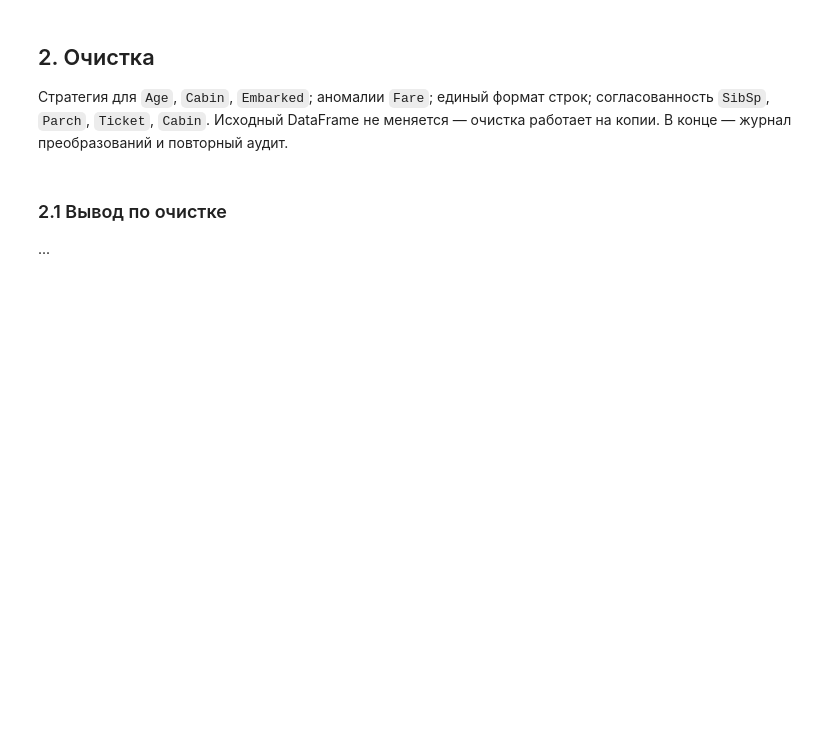
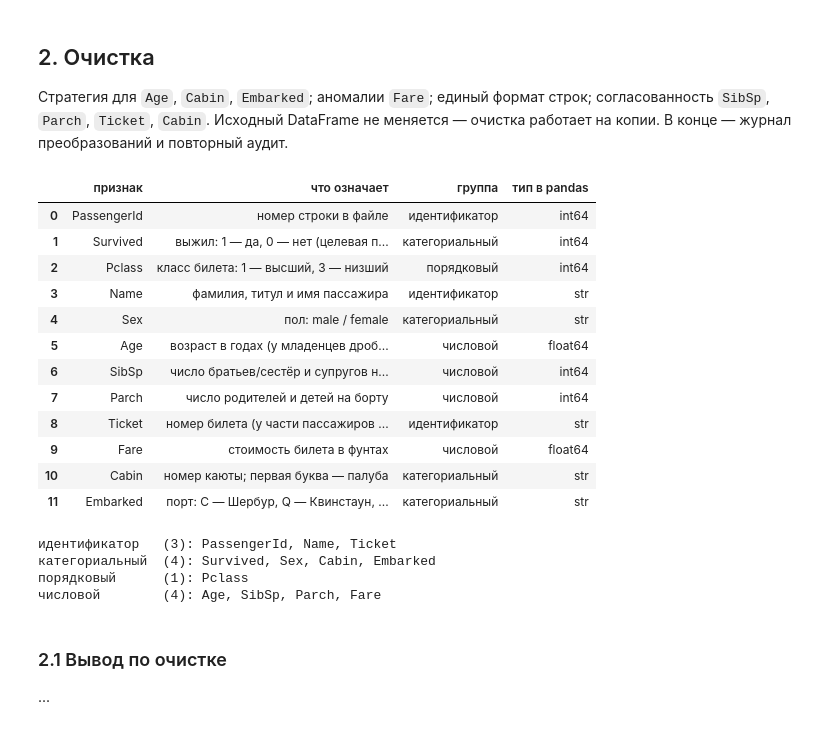
Before and after one commit to Kruiser1917/titanic-eda, a Jupyter notebook: titanic_eda.ipynb, the cells around one changed output. Saved outputs shown, nothing was run; the diff lists cells and outputs as text; code cells hidden in the pictures; blank space fills up the shorter version.

```diff
--- a/titanic_eda.ipynb
+++ b/titanic_eda.ipynb
@@ -70,3 +106,48 @@ _Что ожидаю увидеть, до расчётов:_
+# %%
+# блок 2
+data_dictionary = pd.DataFrame(
+    [
+        ("PassengerId", "номер строки в файле", "идентификатор"),
+        ("Survived", "выжил: 1 — да, 0 — нет (целевая переменная)", "категориальный"),
+        ("Pclass", "класс билета: 1 — высший, 3 — низший", "порядковый"),
+        ("Name", "фамилия, титул и имя пассажира", "идентификатор"),
+        ("Sex", "пол: male / female", "категориальный"),
+        ("Age", "возраст в годах (у младенцев дробный)", "числовой"),
+        ("SibSp", "число братьев/сестёр и супругов на борту", "числовой"),
+        ("Parch", "число родителей и детей на борту", "числовой"),
+        ("Ticket", "номер билета (у части пассажиров общий)", "идентификатор"),
+        ("Fare", "стоимость билета в фунтах", "числовой"),
+        ("Cabin", "номер каюты; первая буква — палуба", "категориальный"),
+        ("Embarked", "порт: C — Шербур, Q — Квинстаун, S — Саутгемптон", "категориальный"),
+    ],
+    columns=["признак", "что означает", "группа"],
+)
+assert list(data_dictionary["признак"]) == list(df_raw.columns), "словарь не совпадает со столбцами"
+data_dictionary["тип в pandas"] = data_dictionary["признак"].map(df_raw.dtypes.astype(str))
+data_dictionary
+# %% [output]
+|  | признак | что означает | группа | тип в pandas |
+| 0 | PassengerId | номер строки в файле | идентификатор | int64 |
+| 1 | Survived | выжил: 1 — да, 0 — нет (целевая п... | категориальный | int64 |
+| 2 | Pclass | класс билета: 1 — высший, 3 — низший | порядковый | int64 |
+| 3 | Name | фамилия, титул и имя пассажира | идентификатор | str |
+| 4 | Sex | пол: male / female | категориальный | str |
+| 5 | Age | возраст в годах (у младенцев дроб... | числовой | float64 |
+| 6 | SibSp | число братьев/сестёр и супругов н... | числовой | int64 |
+| 7 | Parch | число родителей и детей на борту | числовой | int64 |
+| 8 | Ticket | номер билета (у части пассажиров ... | идентификатор | str |
+| 9 | Fare | стоимость билета в фунтах | числовой | float64 |
+| 10 | Cabin | номер каюты; первая буква — палуба | категориальный | str |
+| 11 | Embarked | порт: C — Шербур, Q — Квинстаун, ... | категориальный | str |
+# %%
+FEATURE_GROUPS = data_dictionary.groupby("группа")["признак"].agg(list).to_dict()
+for group, cols in FEATURE_GROUPS.items():
+    print(f"{group:<15} ({len(cols)}): {', '.join(cols)}")
+# %% [output]
+идентификатор   (3): PassengerId, Name, Ticket
+категориальный  (4): Survived, Sex, Cabin, Embarked
+порядковый      (1): Pclass
+числовой        (4): Age, SibSp, Parch, Fare
 # %% [markdown]
 ### 2.1 Вывод по очистке
 
```
Also changed, not shown: parts of 15 cells of this notebook, 1 other file.
